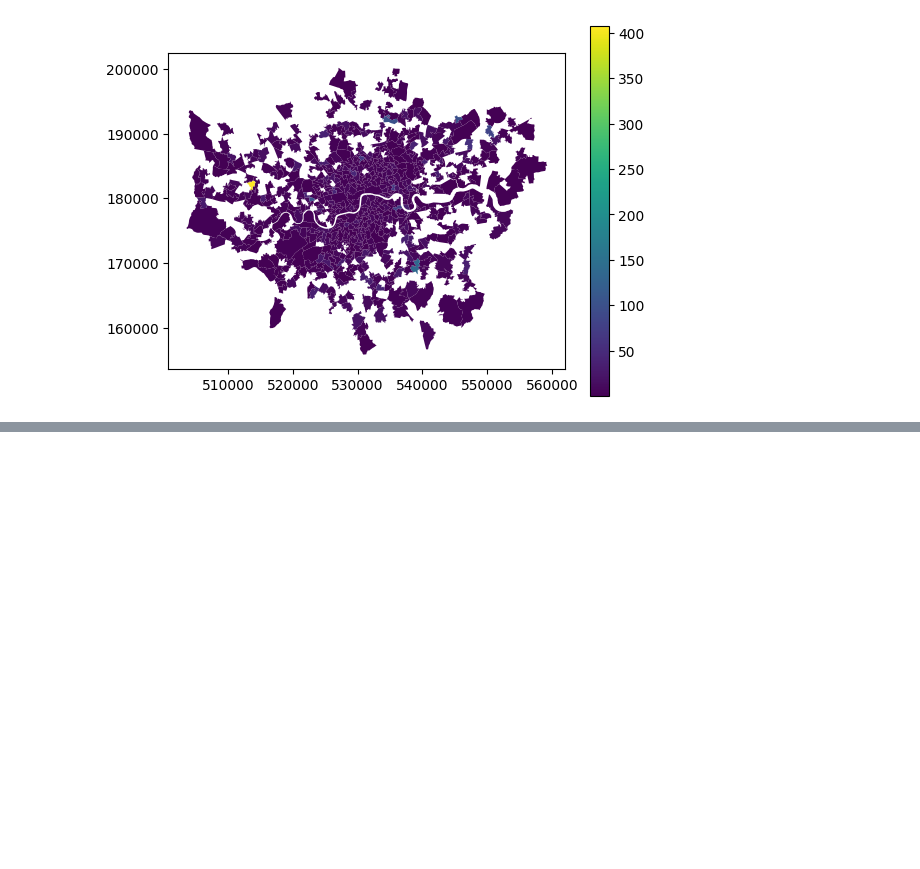
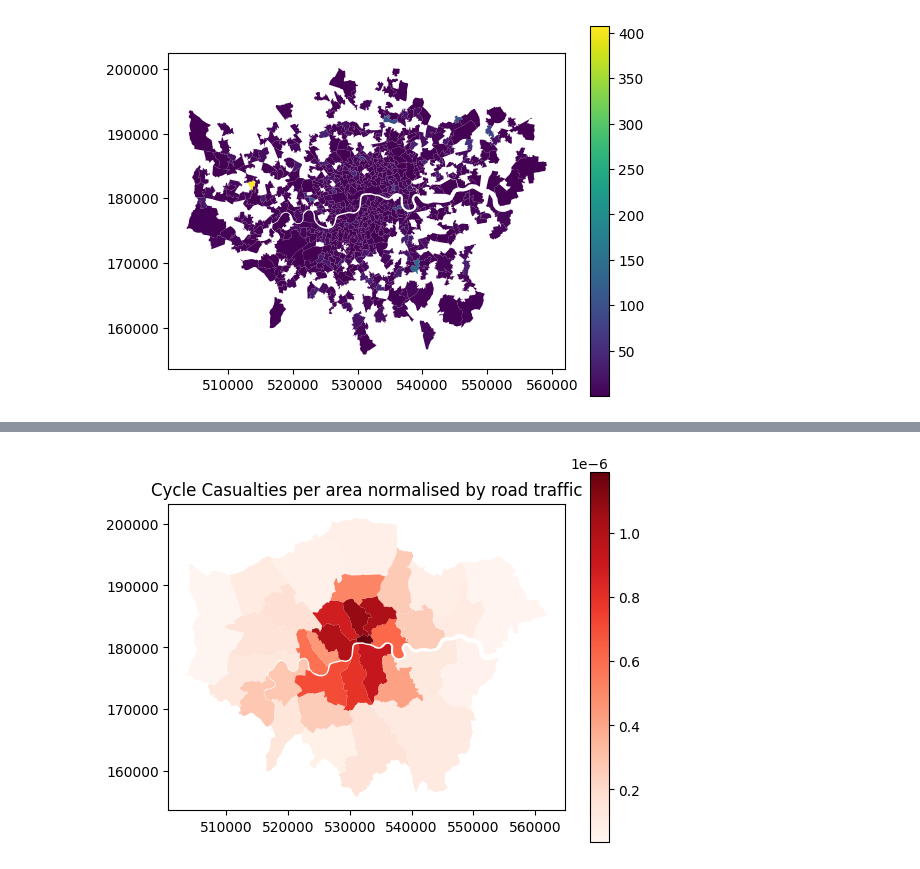
Before and after one commit to sokimura39/CUSP_Data_Dive, a Jupyter notebook: cycling_infrastructure.ipynb, the cells around one changed output, grey strips where cells are left out. Saved outputs shown, nothing was run; the diff lists cells and outputs as text; code cells hidden in the pictures; blank space fills up the shorter version.

```diff
--- a/cycling_infrastructure.ipynb
+++ b/cycling_infrastructure.ipynb
@@ -325,0 +484,13 @@ raw_data.head(5)
+# %%
+# plot casualties per traffic
+boroughs_cycle_data.plot(
+    column = 'casualties_per_traffic',
+    legend = True,
+    cmap = 'Reds'
+)
+
+plt.title('Cycle Casualties per area normalised by road traffic')
+
+plt.show()
+# %% [output]
+[figure, added]
```
Also changed, not shown: parts of 64 cells of this notebook.
